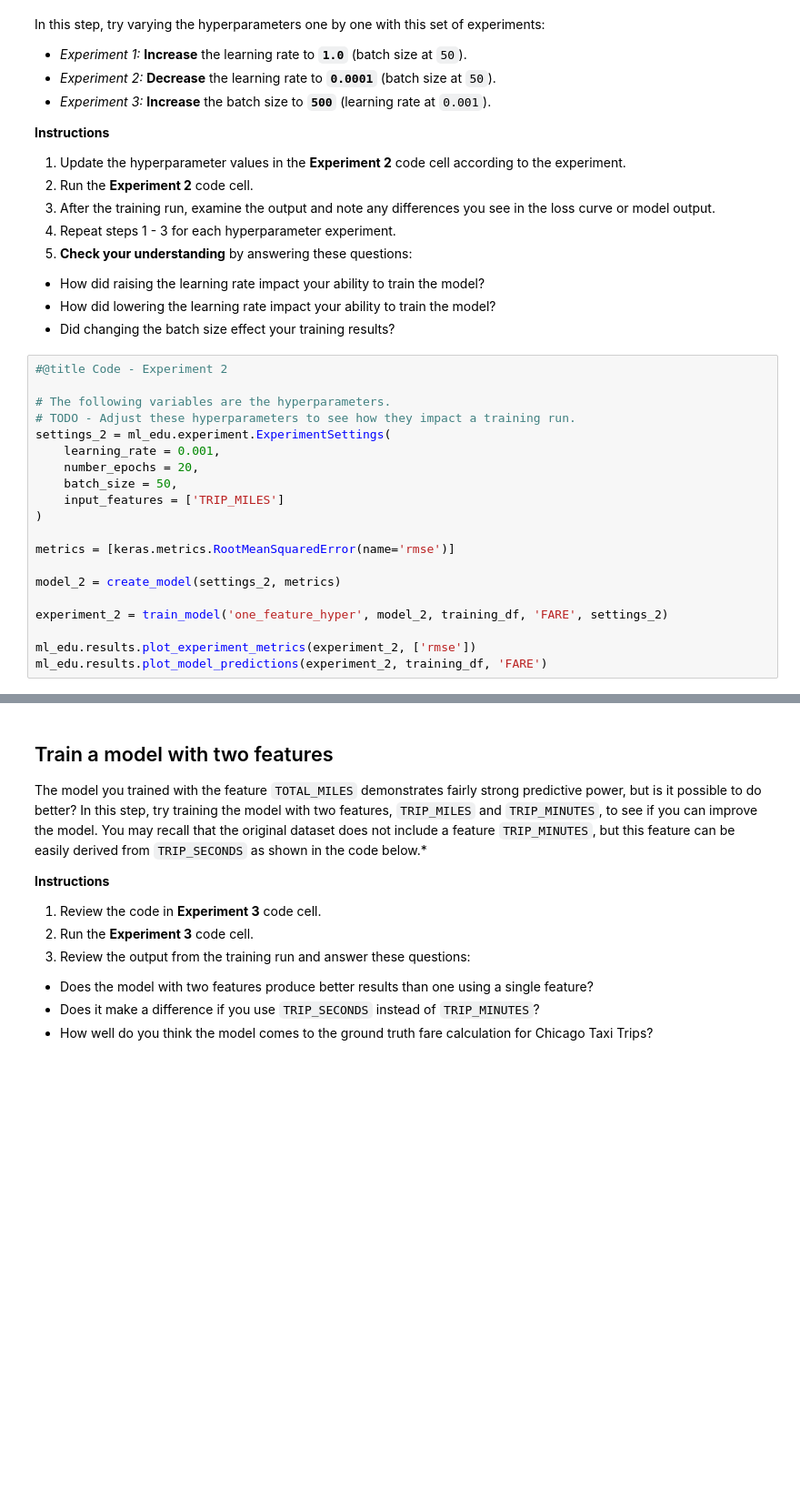
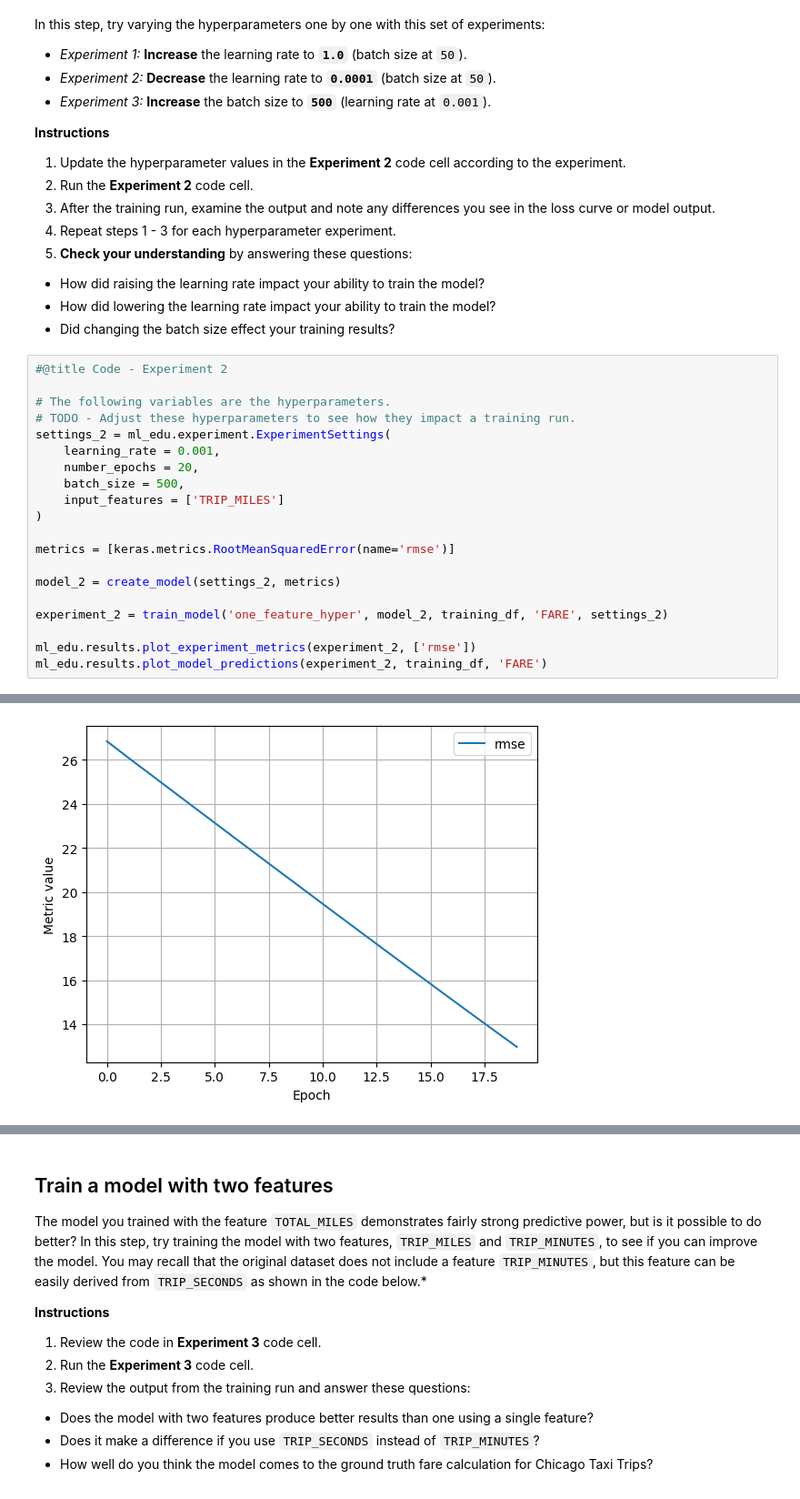
Before and after one commit to Thaer-F-Ali/CSVtoShp, a Jupyter notebook: ml/cc/exercises/linear_regression_taxi.ipynb, the cells around one changed output, grey strips where cells are left out. Shown at 91% size. Cells and saved outputs as stored; diff of their text form; blank space fills up the shorter version.

```diff
--- a/ml/cc/exercises/linear_regression_taxi.ipynb
+++ b/ml/cc/exercises/linear_regression_taxi.ipynb
@@ -422,7 +457,7 @@ It is common with machine learning to run multiple experiments to find the best
 settings_2 = ml_edu.experiment.ExperimentSettings(
     learning_rate = 0.001,
     number_epochs = 20,
-    batch_size = 50,
+    batch_size = 500,
     input_features = ['TRIP_MILES']
 )
 
@@ -434,3 +469,4 @@ experiment_2 = train_model('one_feature_hyper', model_2, training_df, 'FARE', se
 
 ml_edu.results.plot_experiment_metrics(experiment_2, ['rmse'])
 ml_edu.results.plot_model_predictions(experiment_2, training_df, 'FARE')
+# %% [output]
@@ -437,3 +491,4 @@ ml_edu.results.plot_model_predictions(experiment_2, training_df, 'FARE')
+[figure, added]
 # %%
 #@title Double-click to view answers for hyperparameter experiments
 
```
Also changed, not shown: parts of 5 cells of this notebook.
